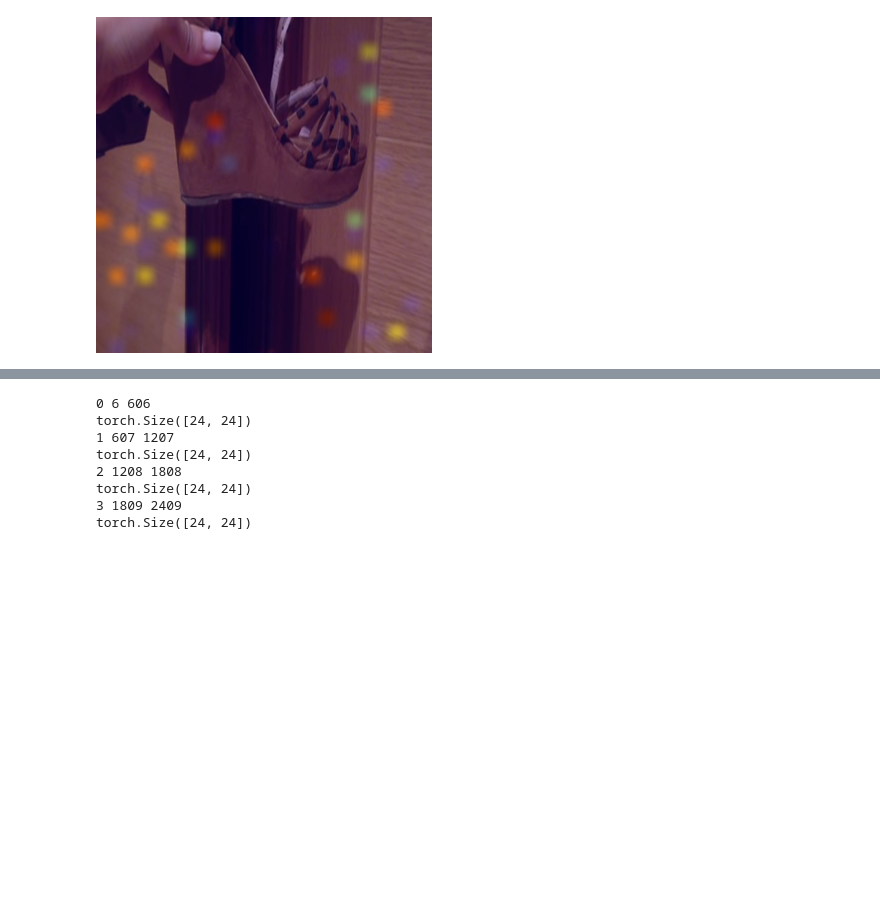
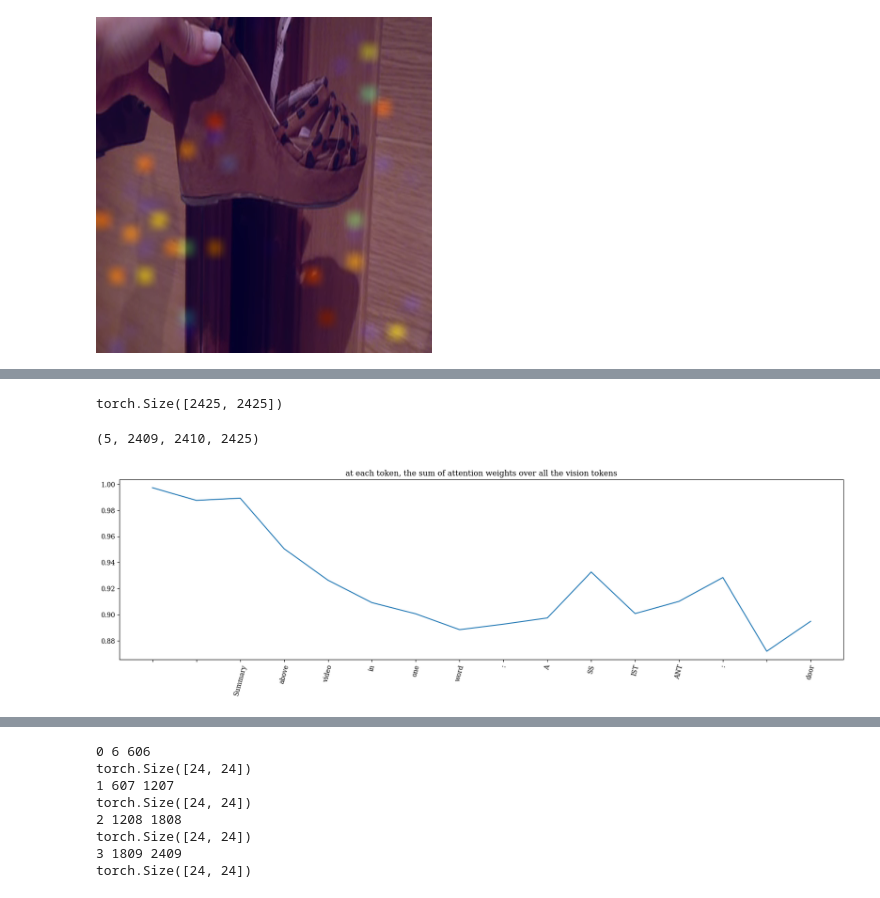
Before and after one commit to bpiyush/CaReBench, a Jupyter notebook: notebooks/visualize_token.ipynb, the cells around one changed output, grey strips where cells are left out. Cells and saved outputs as stored; diff of their text form; code cells hidden in the pictures; blank space fills up the shorter version.

```diff
--- a/notebooks/visualize_token.ipynb
+++ b/notebooks/visualize_token.ipynb
@@ -249,0 +300,14 @@ su.visualize.blend_images(
+# %%
+llm_attn_matrix.shape
+# %% [output]
+torch.Size([2425, 2425])
+# %%
+vision_token_start = 5
+vision_token_end = 5 + 601 * n_frames
+
+output_token_start = vision_token_end + 1
+output_token_end = output_token_start + 15
+
+vision_token_start, vision_token_end, output_token_start, output_token_end
+# %% [output]
+(5, 2409, 2410, 2425)
@@ -249,0 +316,34 @@ su.visualize.blend_images(
+# %%
+# look at the attention weights over the vision tokens
+overall_attn_weights_over_vis_tokens = []
+for i, (row, token) in enumerate(
+    zip(
+        llm_attn_matrix[2409:],
+        outputs["sequences"][0].tolist()
+    )
+):
+    # print(
+    #     i + input_token_len,
+    #     f"{tokenizer.decode(token, add_special_tokens=False).strip():<15}",
+    #     f"{row[vision_token_start:vision_token_end].sum().item():.4f}"
+    # )
+
+    overall_attn_weights_over_vis_tokens.append(
+        row[vision_token_start:vision_token_end].sum().item()
+    )
+
+# plot the trend of attention weights over the vision tokens
+fig, ax = plt.subplots(figsize=(20, 5))
+ax.plot(overall_attn_weights_over_vis_tokens)
+ax.set_xticks(range(len(overall_attn_weights_over_vis_tokens)))
+ax.set_xticklabels(
+    [
+        model.tokenizer.decode(
+            token, add_special_tokens=False
+        ).strip() for token in outputs["sequences"][0][5+4:].tolist()
+    ],
+    rotation=75
+)
+ax.set_title("at each token, the sum of attention weights over all the vision tokens");
+# %% [output]
+[figure, added]
```
Also changed, not shown: parts of 12 cells of this notebook.
